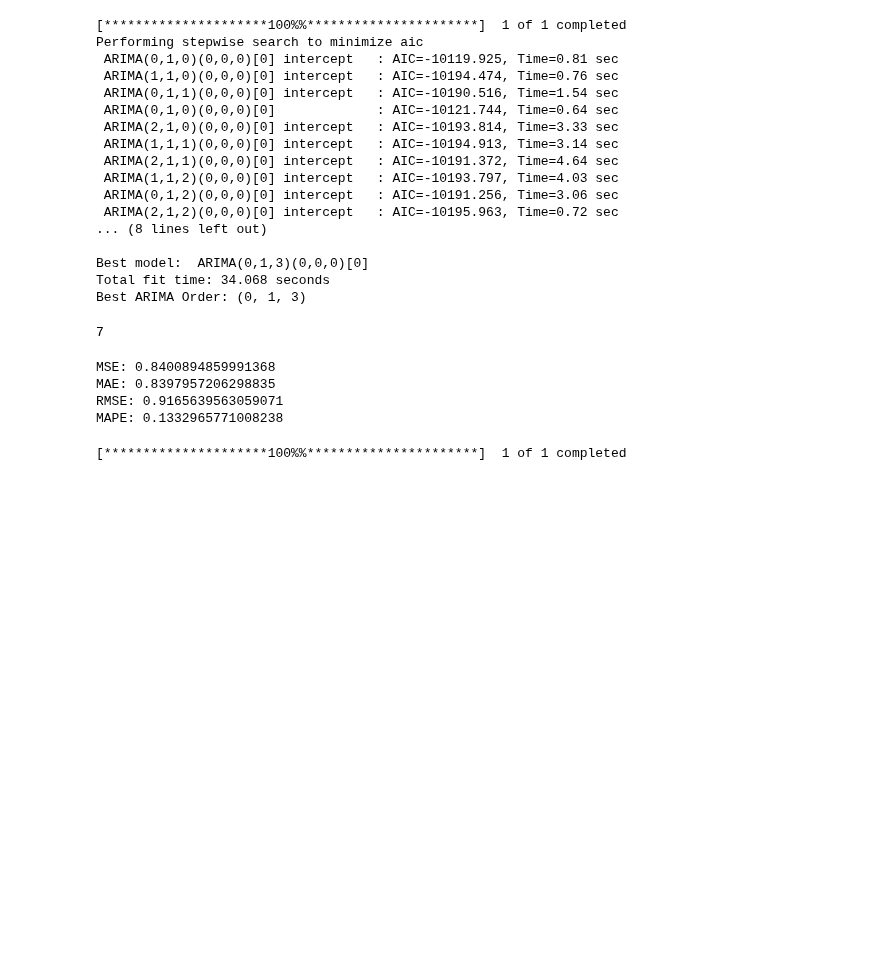
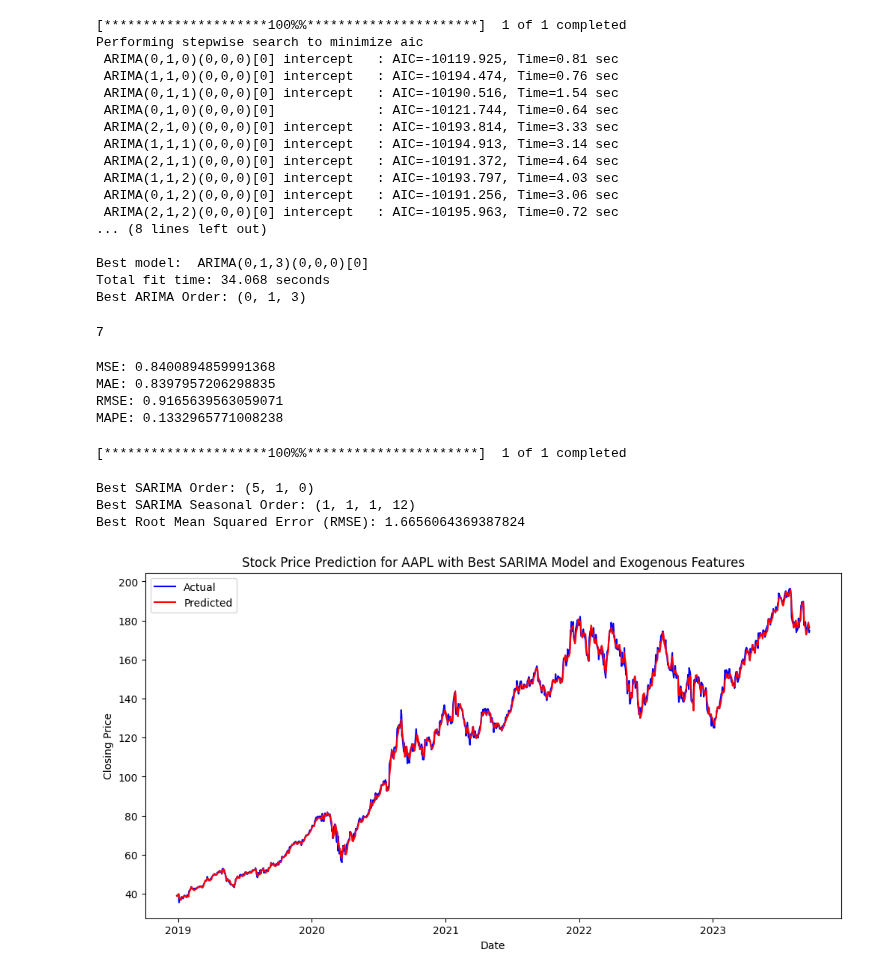
Before and after one commit to erendagasan/Eren-Dagasan-Personal, a Jupyter notebook: ARIMA-14.09.2023.ipynb, the cells around one changed output. Cells and saved outputs as stored; diff of their text form; code cells hidden in the pictures; blank space fills up the shorter version.

```diff
--- a/ARIMA-14.09.2023.ipynb
+++ b/ARIMA-14.09.2023.ipynb
@@ -326,7 +326,7 @@ from sklearn.model_selection import train_test_split, ParameterGrid
 from ta import momentum, trend
 import yfinance as yf
 
-stock_symbol = 'AMZN'
+stock_symbol = 'AAPL'
 start_date = '2000-01-01'
 end_date = '2023-12-31'
 
@@ -374,33 +374,37 @@ best_seasonal_order = (1,1,1,12)
 #             best_rmse = rmse
 #             best_order = order
 #             best_seasonal_order = seasonal_order
 
 #     except Exception as e:
 #         continue
 
 # Best SARIMA Order: (0, 0, 2)
 # Best SARIMA Seasonal Order: (2, 1, 1, 12)
 
 best_model = SARIMAX(train_data['Close'], exog=train_data[['RSI', 'SMA-9', 'SMA-14', 'EMA-9', "EMA-14"]], order=(0,0,2), seasonal_order=(2,1,1,12))
 best_model_fit = best_model.fit(disp=0)
 best_predictions = best_model_fit.forecast(steps=len(test_data), exog=test_data[['RSI', 'SMA-9', 'SMA-14', 'EMA-9', "EMA-14"]])
 
 mse = mean_squared_error(test_data['Close'], best_predictions)
 rmse = np.sqrt(mse)
 print(f"Best SARIMA Order: {best_order}")
 print(f"Best SARIMA Seasonal Order: {best_seasonal_order}")
 print(f"Best Root Mean Squared Error (RMSE): {rmse}")
 
 plt.figure(figsize=(12, 6))
 plt.plot(test_data.index, test_data['Close'], label='Actual', color='blue')
 plt.plot(test_data.index, best_predictions, label='Predicted', color='red')
 plt.title(f'Stock Price Prediction for {stock_symbol} with Best SARIMA Model and Exogenous Features')
 plt.xlabel('Date')
 plt.ylabel('Closing Price')
 plt.legend()
 plt.show()
 # %% [output]
 [*********************100%%**********************]  1 of 1 completed
+Best SARIMA Order: (5, 1, 0)
+Best SARIMA Seasonal Order: (1, 1, 1, 12)
+Best Root Mean Squared Error (RMSE): 1.6656064369387824
+[figure, added]
 # %%
 from datetime import datetime, timedelta
 
```
Also changed, not shown: parts of 2 cells of this notebook.
